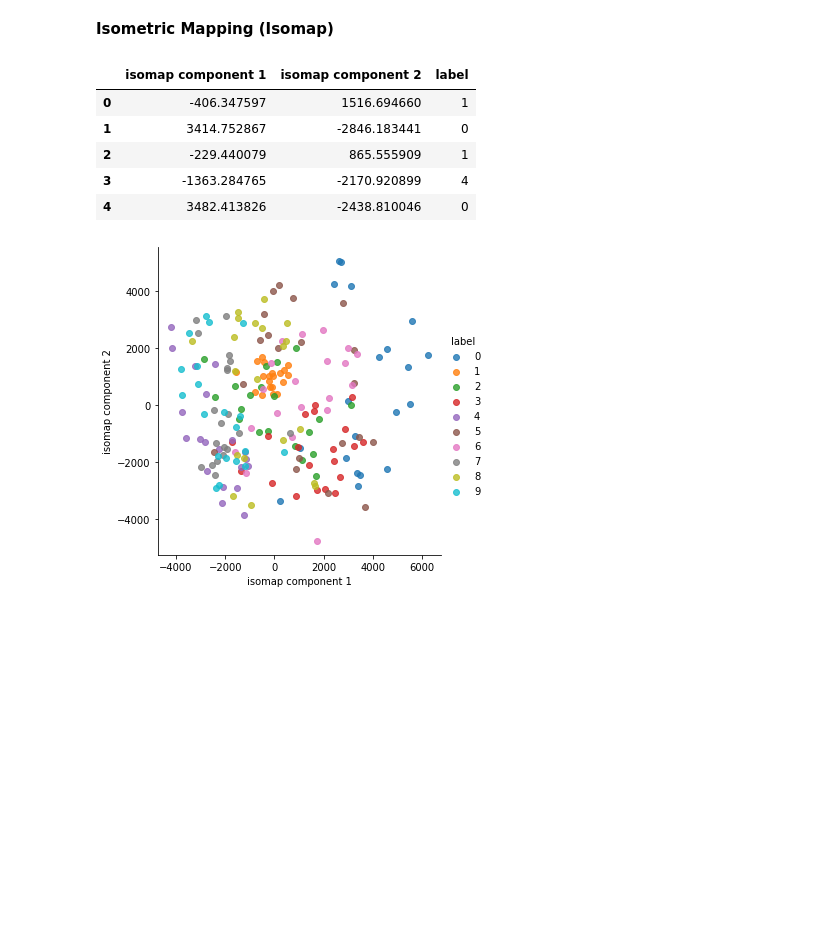
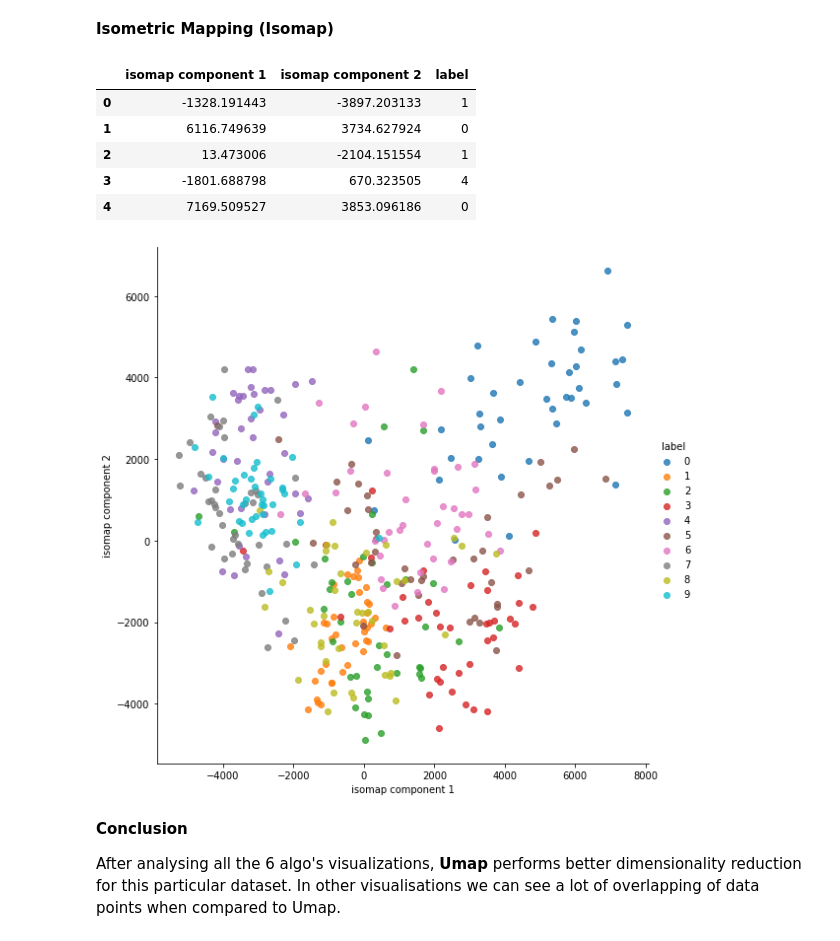
Before and after one commit to mukkatharun/DimensionalityReductionTechniques, a Jupyter notebook: DimensionalityReductionTechniquesImages.ipynb, the cells around one changed output. Drawn from its saved outputs; the diff is of its cells as text; code cells hidden in the pictures; blank space fills up the shorter version.

```diff
--- a/DimensionalityReductionTechniquesImages.ipynb
+++ b/DimensionalityReductionTechniquesImages.ipynb
@@ -37,7 +37,7 @@ data['label'].unique() # we have total of 10 digits
 # %% [output]
 array([1, 0, 4, 7, 3, 5, 8, 9, 2, 6])
 # %%
-data = data.groupby('label').head(20)
+data = data.groupby('label').head(40)
 df = data.loc[ : , data.columns != 'label']
 df.shape
 # %% [output]
@@ -197,15 +198,18 @@ principalDf['label']=pd.Series(var)
 principalDf.head()
 # %% [output]
 |  | isomap component 1 | isomap component 2 | label |
-| 0 | -406.347597 | 1516.694660 | 1 |
-| 1 | 3414.752867 | -2846.183441 | 0 |
-| 2 | -229.440079 | 865.555909 | 1 |
-| 3 | -1363.284765 | -2170.920899 | 4 |
-| 4 | 3482.413826 | -2438.810046 | 0 |
+| 0 | -1328.191443 | -3897.203133 | 1 |
+| 1 | 6116.749639 | 3734.627924 | 0 |
+| 2 | 13.473006 | -2104.151554 | 1 |
+| 3 | -1801.688798 | 670.323505 | 4 |
+| 4 | 7169.509527 | 3853.096186 | 0 |
 # %%
 import seaborn as sns
-sns.lmplot('isomap component 1', 'isomap component 2', data=principalDf, hue='label', fit_reg=False)
-
+sns.lmplot('isomap component 1', 'isomap component 2', data=principalDf, hue='label', fit_reg=False, size=8, height=6)
 plt.show()
 # %% [output]
-[figure, old version]
+[figure, new version]
+# %% [markdown]
+**Conclusion**
+
+After analysing all the 6 algo's visualizations, **Umap** performs better dimensionality reduction for this particular dataset. In other visualisations we can see a lot of overlapping of data points when compared to Umap.
```
Also changed, not shown: parts of 12 cells of this notebook.
